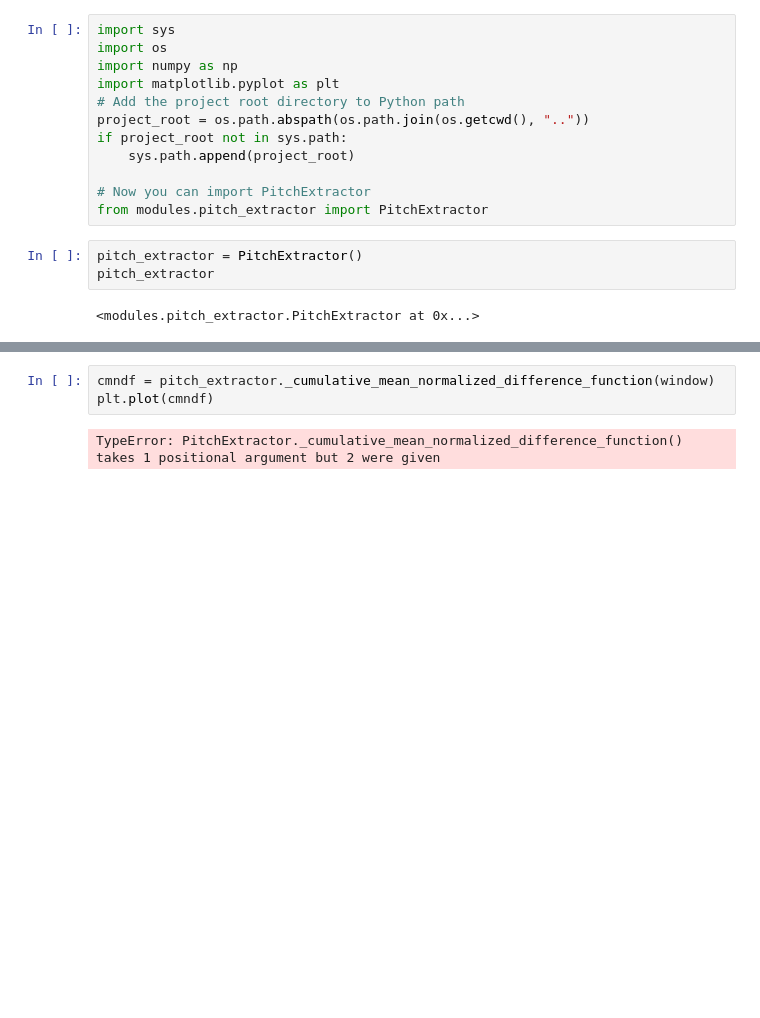
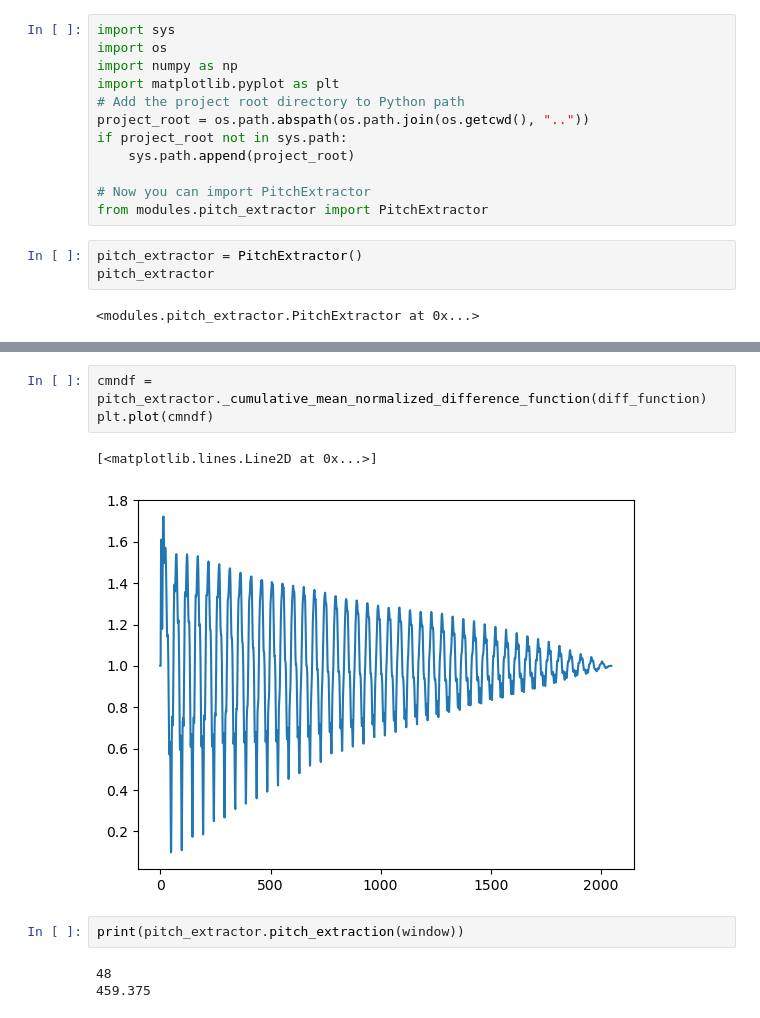
Before and after one commit to 1155194577/note_transcription, a Jupyter notebook: analysis/visualization.ipynb, the cells around one changed output, grey strips where cells are left out. Drawn from its saved outputs; the diff is of its cells as text; blank space fills up the shorter version.

Commit message:
cmndf function and pitch extraction for a frame

```diff
--- a/analysis/visualization.ipynb
+++ b/analysis/visualization.ipynb
@@ -68,5 +70,11 @@ plt.show()
 # %%
-cmndf = pitch_extractor._cumulative_mean_normalized_difference_function(window)
+cmndf = pitch_extractor._cumulative_mean_normalized_difference_function(diff_function)
 plt.plot(cmndf)
 # %% [output]
-TypeError: PitchExtractor._cumulative_mean_normalized_difference_function() takes 1 positional argument but 2 were given
+[<matplotlib.lines.Line2D at 0x...>]
+[figure, added]
+# %%
+print(pitch_extractor.pitch_extraction(window))
+# %% [output]
+48
+459.375
```
Also changed, not shown: parts of 2 cells of this notebook, 1 other file.
